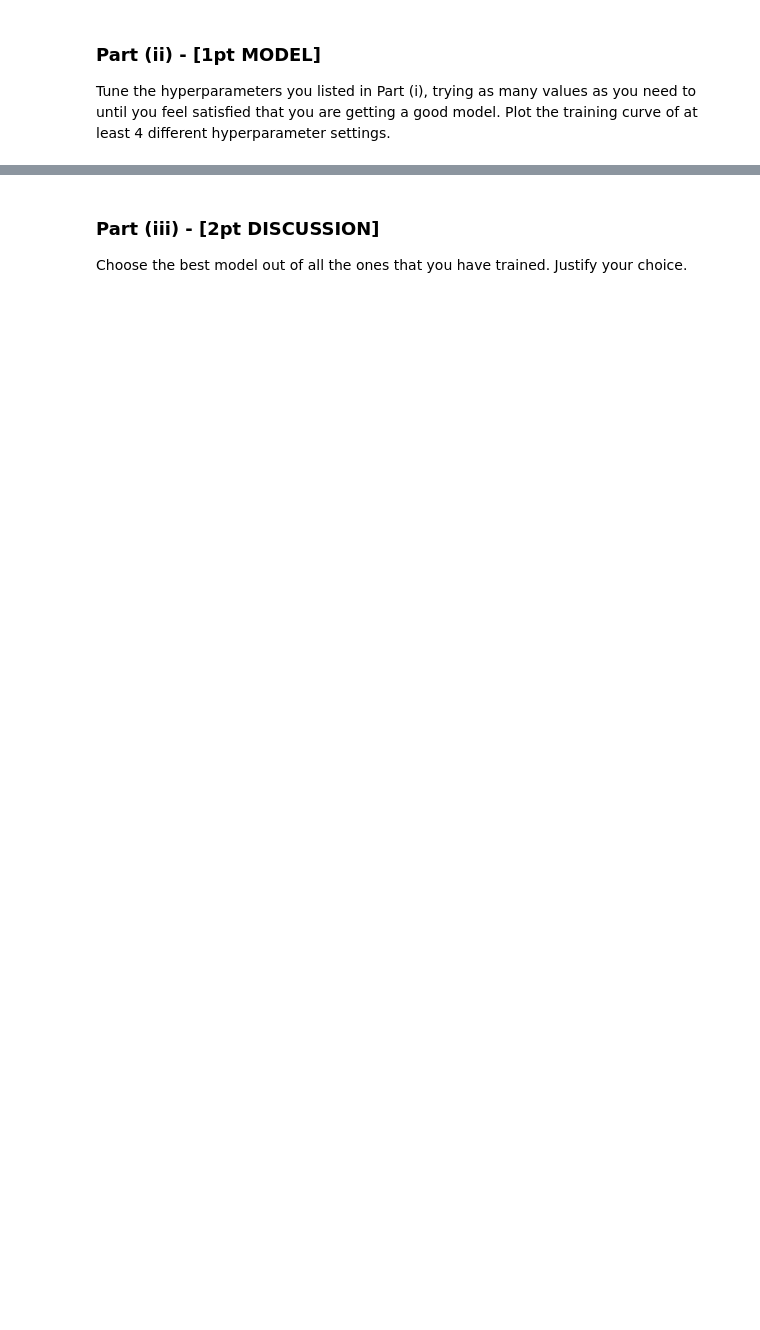
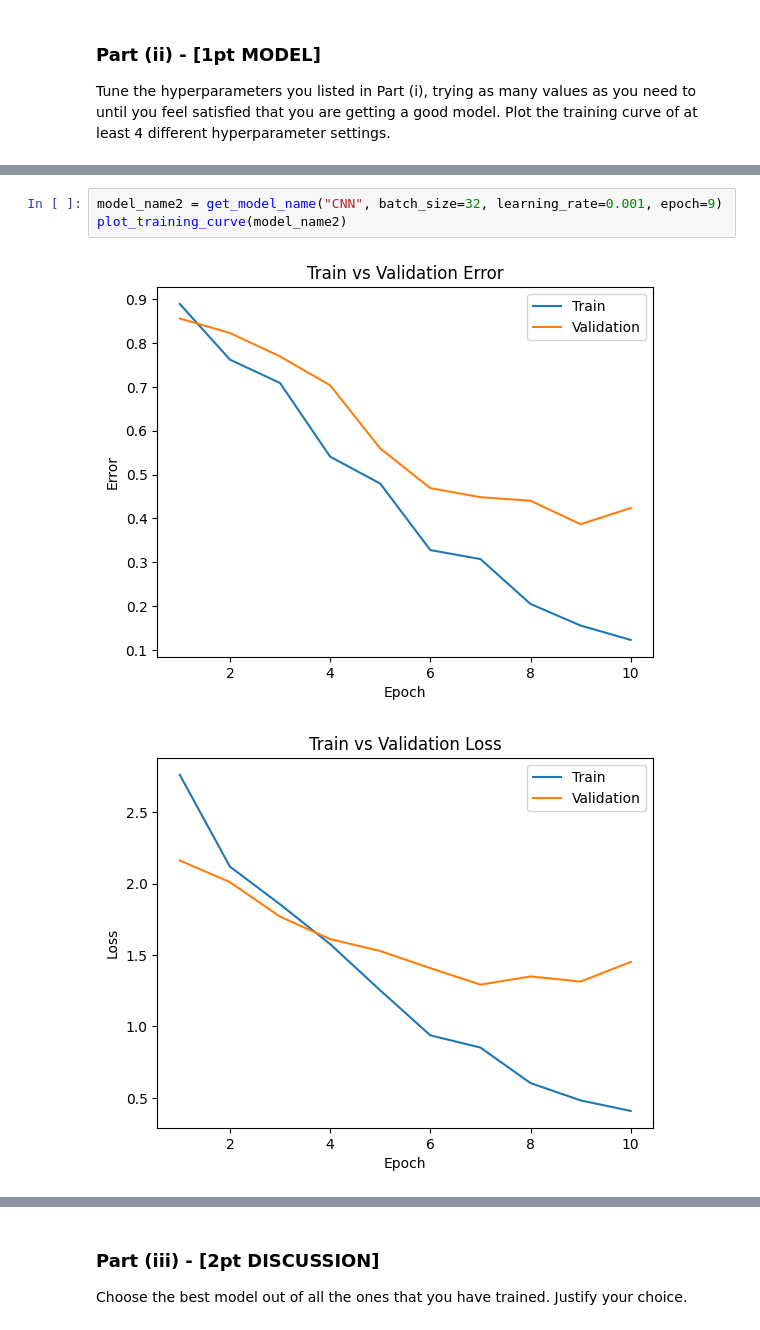
Before and after one commit to Fulankeee/MIE1517-Project-2, a Jupyter notebook: A2.ipynb, the cells around one changed output, grey strips where cells are left out. Cells and saved outputs as stored; diff of their text form; blank space fills up the shorter version.

```diff
--- a/A2.ipynb
+++ b/A2.ipynb
@@ -559,0 +627,6 @@ that you are getting a good model. Plot the training curve of at least 4 differe
+# %%
+model_name2 = get_model_name("CNN", batch_size=32, learning_rate=0.001, epoch=9)
+plot_training_curve(model_name2)
+# %% [output]
+[figure, added]
+[figure, added]
```
Also changed, not shown: parts of 35 cells of this notebook.
